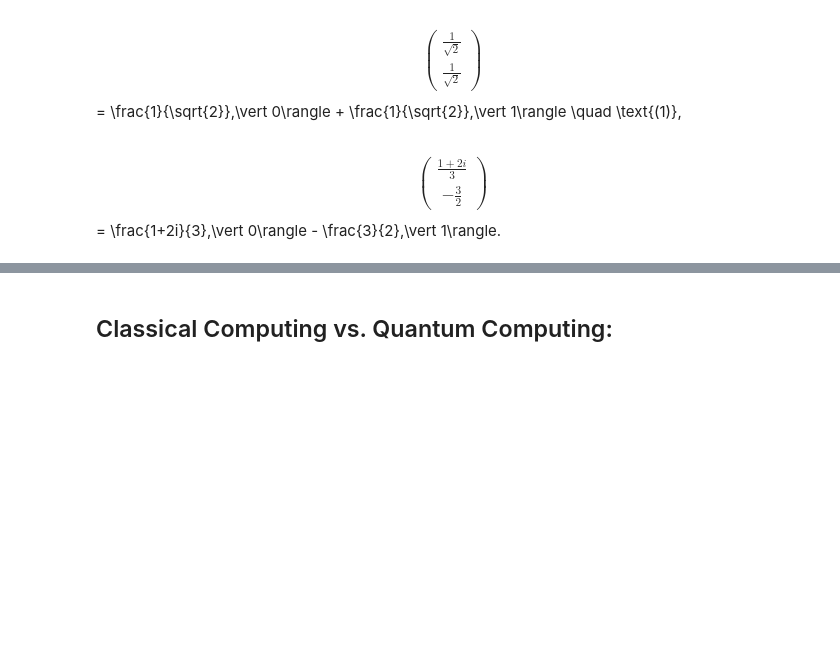
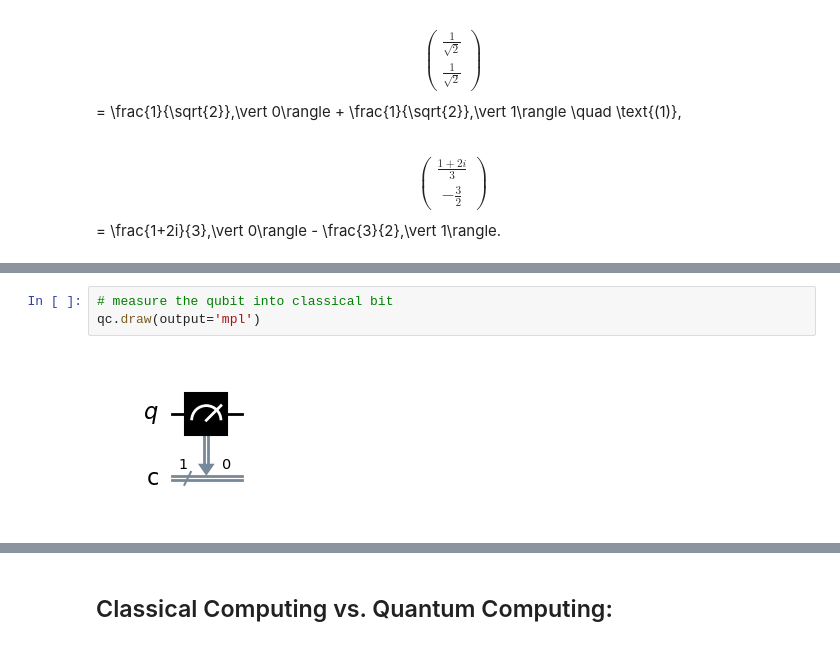
Before and after one commit to rodAlm08/emerging_tech_repo, a Jupyter notebook: project.ipynb, the cells around one changed output, grey strips where cells are left out. Saved outputs shown, nothing was run; the diff lists cells and outputs as text; blank space fills up the shorter version.

```diff
--- a/project.ipynb
+++ b/project.ipynb
@@ -129,0 +158,5 @@ Here are examples of quantum states of a qubit:
+# %%
+# measure the qubit into classical bit
+qc.draw(output='mpl')
+# %% [output]
+[figure, added]
```
Also changed, not shown: parts of 25 cells of this notebook, 2 other files.
